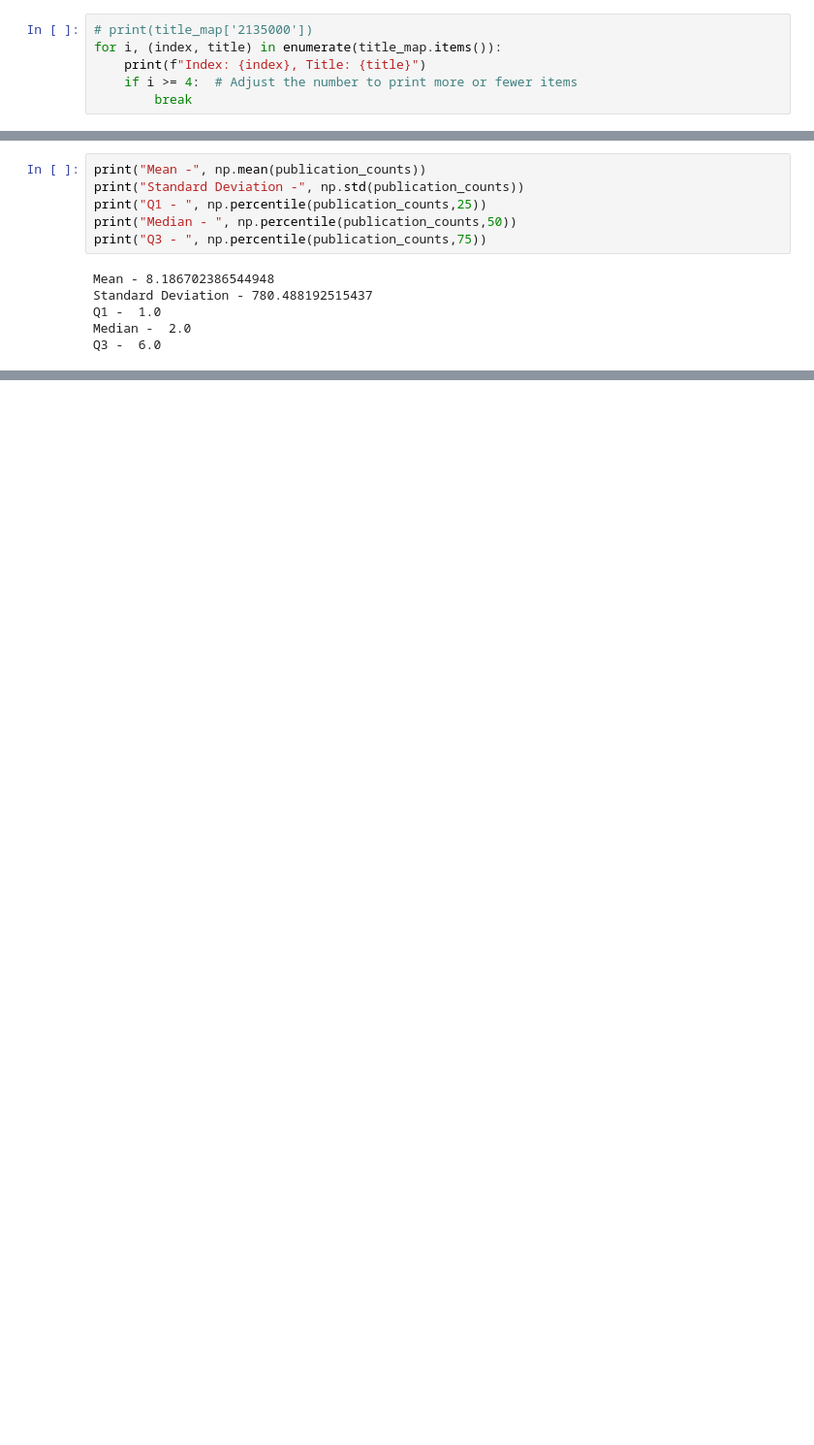
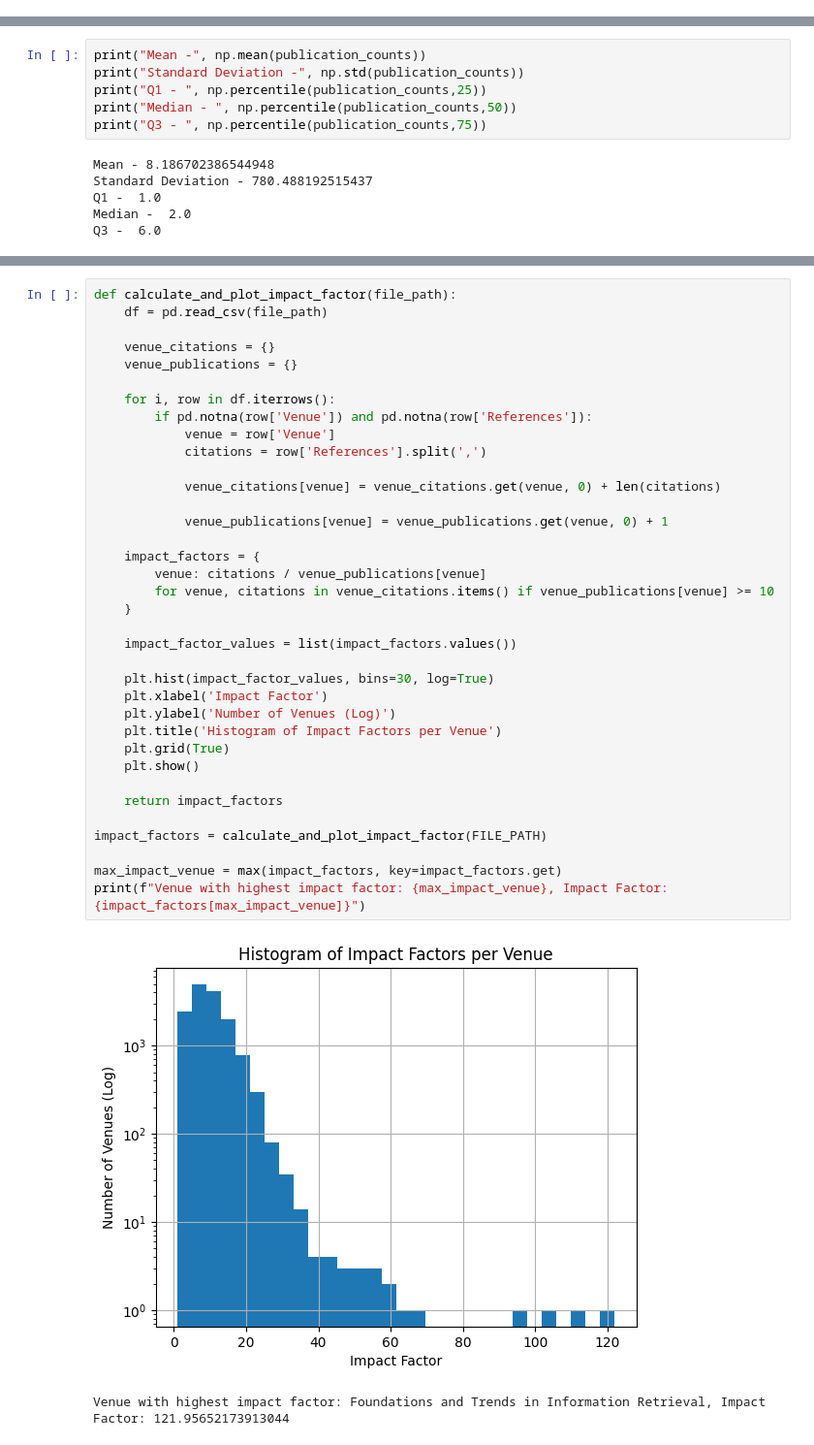
Before and after one commit to 23380809/Unsupervised_HW1, a Jupyter notebook: Aminer.ipynb, the cells around one changed output, grey strips where cells are left out. Shown: that part at 97% size. Cells and saved outputs as stored; diff of their text form; blank space fills up the shorter version.

```diff
--- a/Aminer.ipynb
+++ b/Aminer.ipynb
@@ -272,6 +246,0 @@ for i, row in df.iterrows():
-# %%
-# print(title_map['2135000'])
-for i, (index, title) in enumerate(title_map.items()):
-    print(f"Index: {index}, Title: {title}")
-    if i >= 4:  # Adjust the number to print more or fewer items
-        break
@@ -379,3 +376,42 @@ Q3 -  6.0
 # %% [output]
 [figure]
 Venue with highest impact factor: ACM SIGOPS 24th Symposium on Operating Systems Principles, Impact Factor: 809.0
+# %%
+def calculate_and_plot_impact_factor(file_path):
+    df = pd.read_csv(file_path)
+
+    venue_citations = {}
+    venue_publications = {}
+
+    for i, row in df.iterrows():
+        if pd.notna(row['Venue']) and pd.notna(row['References']):
+            venue = row['Venue']
+            citations = row['References'].split(',')
+
+            venue_citations[venue] = venue_citations.get(venue, 0) + len(citations)
+
+            venue_publications[venue] = venue_publications.get(venue, 0) + 1
+
+    impact_factors = {
+        venue: citations / venue_publications[venue]
+        for venue, citations in venue_citations.items() if venue_publications[venue] >= 10
+    }
+
+    impact_factor_values = list(impact_factors.values())
+
+    plt.hist(impact_factor_values, bins=30, log=True)
+    plt.xlabel('Impact Factor')
+    plt.ylabel('Number of Venues (Log)')
+    plt.title('Histogram of Impact Factors per Venue')
+    plt.grid(True)
+    plt.show()
+
+    return impact_factors
+
+impact_factors = calculate_and_plot_impact_factor(FILE_PATH)
+
+max_impact_venue = max(impact_factors, key=impact_factors.get)
+print(f"Venue with highest impact factor: {max_impact_venue}, Impact Factor: {impact_factors[max_impact_venue]}")
+# %% [output]
+[figure, added]
+Venue with highest impact factor: Foundations and Trends in Information Retrieval, Impact Factor: 121.95652173913044
```
Also changed, not shown: parts of 15 cells of this notebook, 2 other files.
